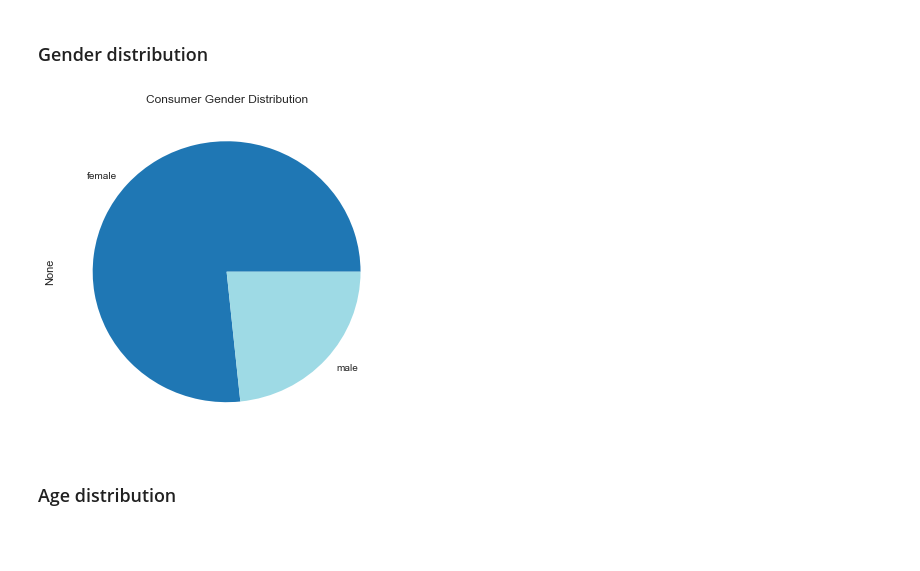
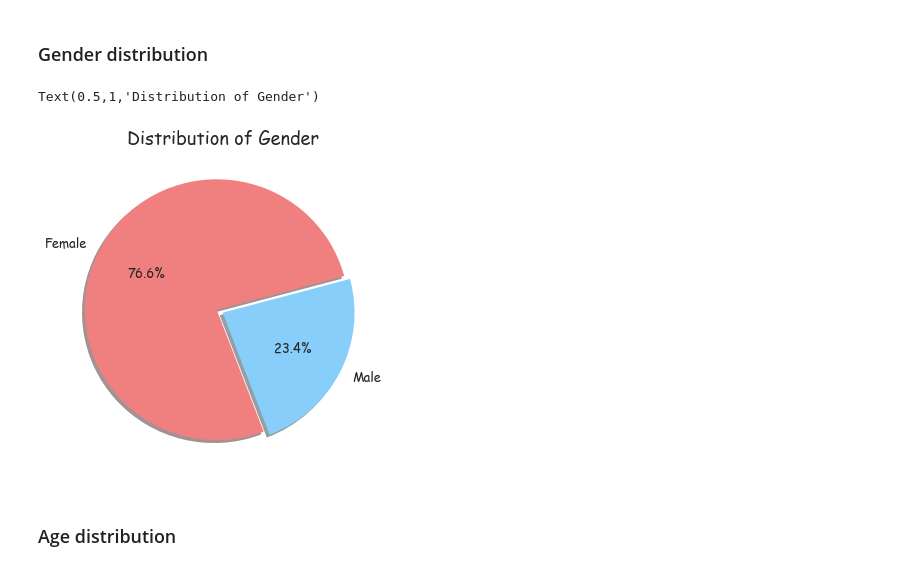
Before and after one commit to jiahehousherry/Capstone-Chengxin, a Jupyter notebook: capstone_chengxin_main.ipynb, the cells around one changed output. Drawn from its saved outputs; the diff is of its cells as text; code cells hidden in the pictures; blank space fills up the shorter version.

```diff
--- a/capstone_chengxin_main.ipynb
+++ b/capstone_chengxin_main.ipynb
@@ -62,14 +61,16 @@ MobileProv
 dtype: int64
 # %% [markdown]
 <h3>Gender distribution</h3>
-# %%
-behavior['gender'] = np.where(behavior['gender'] == '男', 'male', 'female')
-gender = behavior.groupby(['gender'])
-ax =gender.size().plot(kind='pie',figsize=(6,6),title = "Consumer Gender Distribution",colormap = 'tab20')
-ax
-plt.show()
-# %% [output]
-[figure, removed]
+# %%
+fig = plt.figure(figsize=(13,6))
+plt.subplot(121)
+behavior["gender"].value_counts().plot.pie(autopct = "%1.1f%%",colors = ["lightcoral","lightskyblue"],
+                                        labels=["Female","Male"],startangle = 15,explode=[.05,0],shadow =True,fontsize=13)
+pl.ylabel('')
+plt.title("Distribution of Gender",fontsize=18)
+# %% [output]
+Text(0.5,1,'Distribution of Gender')
+[figure, added]
 # %% [markdown]
 <h3>Age distribution</h3>
 # %%
```
Also changed, not shown: parts of 9 cells of this notebook.
